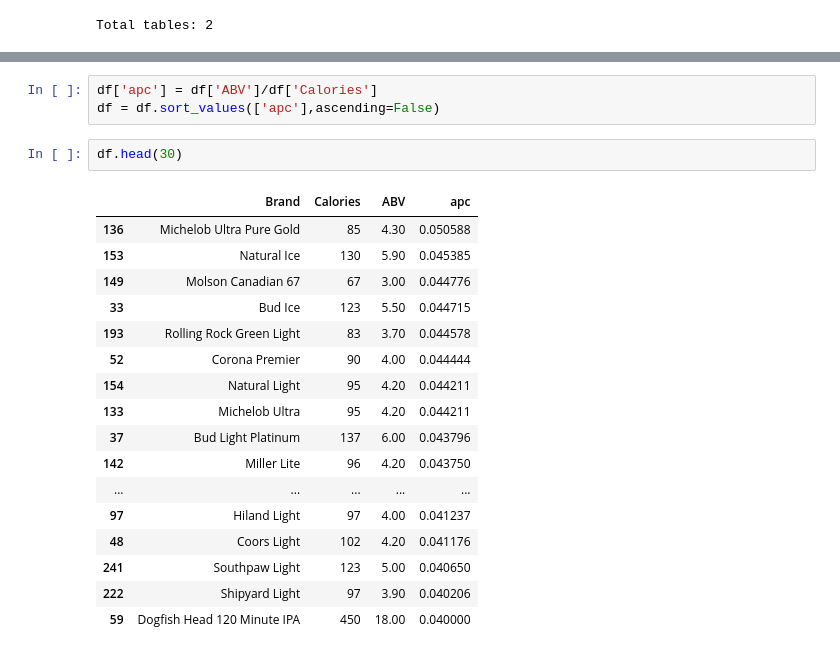
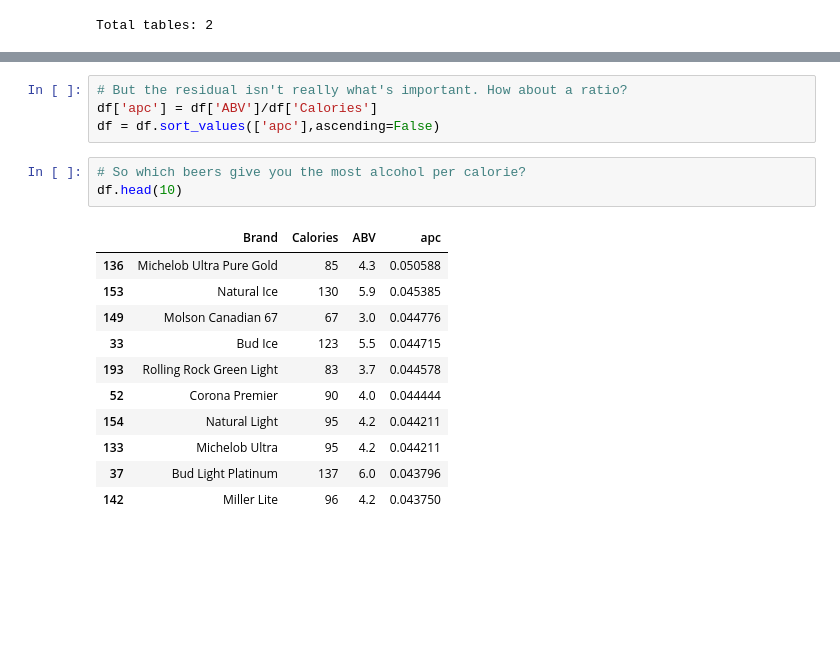
Before and after one commit to mjturtora/beer, a Jupyter notebook: Beer.ipynb, the cells around one changed output, grey strips where cells are left out. Drawn from its saved outputs; the diff is of its cells as text; blank space fills up the shorter version.

```diff
--- a/Beer.ipynb
+++ b/Beer.ipynb
@@ -32,24 +37,20 @@ fig.show()
 [figure]
 # %%
+# But the residual isn't really what's important. How about a ratio?
 df['apc'] = df['ABV']/df['Calories']
 df = df.sort_values(['apc'],ascending=False)
 # %%
-df.head(30)
+# So which beers give you the most alcohol per calorie?
+df.head(10)
 # %% [output]
 |  | Brand | Calories | ABV | apc |
-| 136 | Michelob Ultra Pure Gold | 85 | 4.30 | 0.050588 |
-| 153 | Natural Ice | 130 | 5.90 | 0.045385 |
-| 149 | Molson Canadian 67 | 67 | 3.00 | 0.044776 |
-| 33 | Bud Ice | 123 | 5.50 | 0.044715 |
-| 193 | Rolling Rock Green Light | 83 | 3.70 | 0.044578 |
-| 52 | Corona Premier | 90 | 4.00 | 0.044444 |
-| 154 | Natural Light | 95 | 4.20 | 0.044211 |
-| 133 | Michelob Ultra | 95 | 4.20 | 0.044211 |
-| 37 | Bud Light Platinum | 137 | 6.00 | 0.043796 |
-| 142 | Miller Lite | 96 | 4.20 | 0.043750 |
-| ... | ... | ... | ... | ... |
-| 97 | Hiland Light | 97 | 4.00 | 0.041237 |
-| 48 | Coors Light | 102 | 4.20 | 0.041176 |
-| 241 | Southpaw Light | 123 | 5.00 | 0.040650 |
-| 222 | Shipyard Light | 97 | 3.90 | 0.040206 |
-| 59 | Dogfish Head 120 Minute IPA | 450 | 18.00 | 0.040000 |
+| 136 | Michelob Ultra Pure Gold | 85 | 4.3 | 0.050588 |
+| 153 | Natural Ice | 130 | 5.9 | 0.045385 |
+| 149 | Molson Canadian 67 | 67 | 3.0 | 0.044776 |
+| 33 | Bud Ice | 123 | 5.5 | 0.044715 |
+| 193 | Rolling Rock Green Light | 83 | 3.7 | 0.044578 |
+| 52 | Corona Premier | 90 | 4.0 | 0.044444 |
+| 154 | Natural Light | 95 | 4.2 | 0.044211 |
+| 133 | Michelob Ultra | 95 | 4.2 | 0.044211 |
+| 37 | Bud Light Platinum | 137 | 6.0 | 0.043796 |
+| 142 | Miller Lite | 96 | 4.2 | 0.043750 |
```
Also changed, not shown: parts of 8 cells of this notebook.
